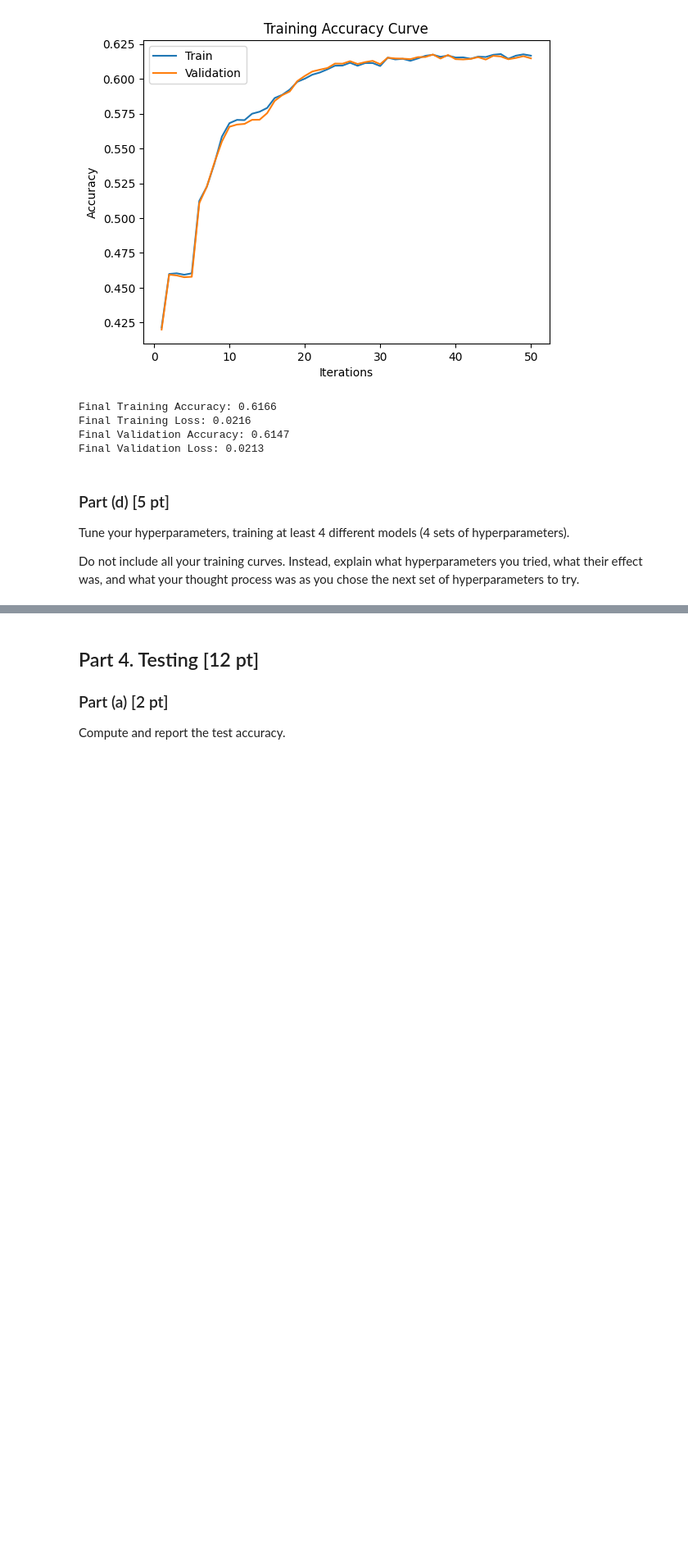
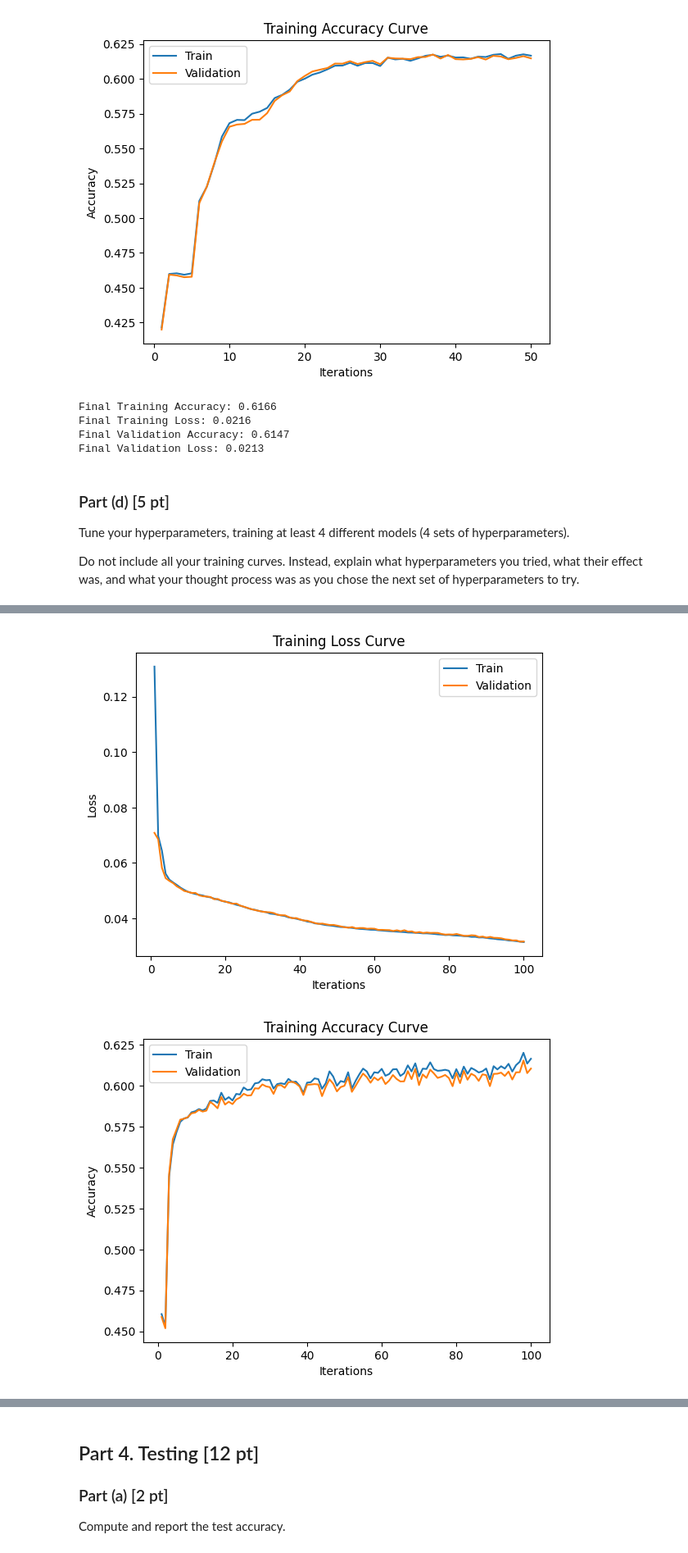
Before and after one commit to WilliamJWen/APS360, a Jupyter notebook: lab/Lab4_Data_Imputation.ipynb, the cells around one changed output, grey strips where cells are left out. Shown at 82% size. Drawn from its saved outputs; the diff is of its cells as text; code cells hidden in the pictures; blank space fills up the shorter version.

```diff
--- a/lab/Lab4_Data_Imputation.ipynb
+++ b/lab/Lab4_Data_Imputation.ipynb
@@ -641,0 +654,4 @@ chose the next set of hyperparameters to try.
+# %%
+# 1.increase batch size
+model = AutoEncoder()
+train(model, train_data, valid_data, batch_size=128, num_epochs=50, learning_rate=1e-4, plotting=False)
@@ -641,0 +665,4 @@ chose the next set of hyperparameters to try.
+# %%
+# 2.decrease batch size
+model = AutoEncoder()
+train(model, train_data, valid_data, batch_size=32, num_epochs=50, learning_rate=1e-4, plotting=False)
@@ -641,0 +676,35 @@ chose the next set of hyperparameters to try.
+# %%
+# 3.increase model complexity
+class ComplexAutoEncoder(nn.Module):
+    def __init__(self):
+        super(ComplexAutoEncoder, self).__init__()
+        self.name = "ComplexAutoEncoder"
+        self.encoder = nn.Sequential(
+            nn.Linear(57, 50), # TODO -- FILL OUT THE CODE HERE!
+            nn.ReLU(),
+            nn.Linear(50, 40),
+            nn.ReLU(),
+            nn.Linear(40, 30),
+            nn.ReLU(),
+            nn.Linear(30, 25),
+            nn.ReLU(),
+        )
+        self.decoder = nn.Sequential(
+            nn.Linear(25, 30), # TODO -- FILL OUT THE CODE HERE!
+            nn.ReLU(),
+            nn.Linear(30, 40),
+            nn.ReLU(),
+            nn.Linear(40, 50),
+            nn.ReLU(),
+            nn.Linear(50, 57),
+            nn.Sigmoid() # get to the range (0, 1)
+        )
+
+    def forward(self, x):
+        x = self.encoder(x)
+        x = self.decoder(x)
+        return x
+# %%
+model = ComplexAutoEncoder()
+train(model, train_data, valid_data, batch_size=32, num_epochs=100, learning_rate=1e-4, plotting=True)
+# %% [output]
@@ -641,0 +728,2 @@ chose the next set of hyperparameters to try.
+[figure, added]
+[figure, added]
```
Also changed, not shown: parts of 16 cells of this notebook.
